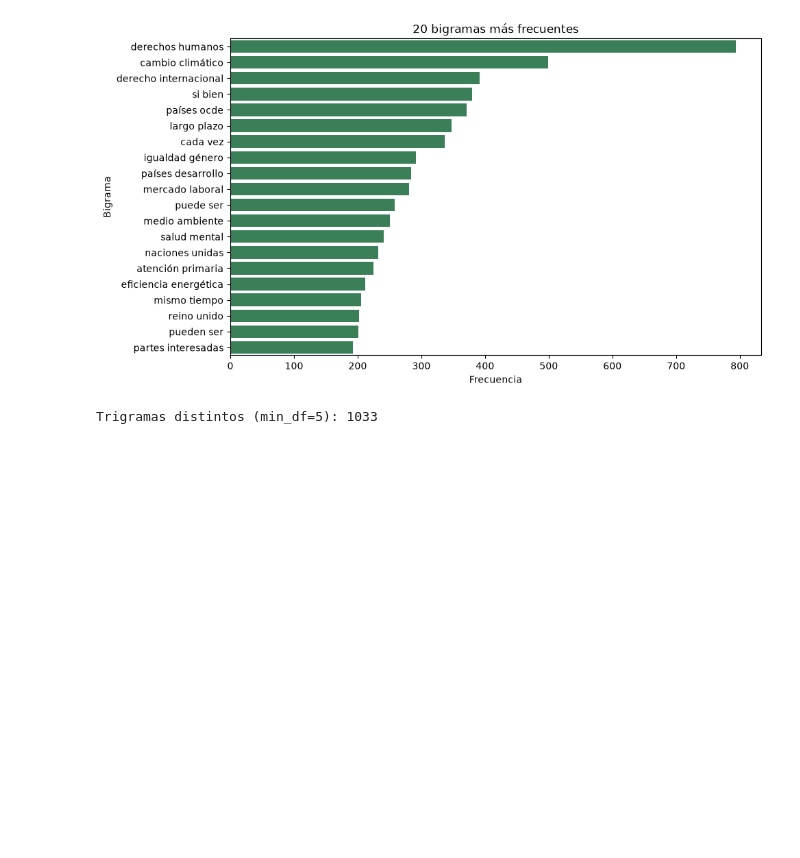
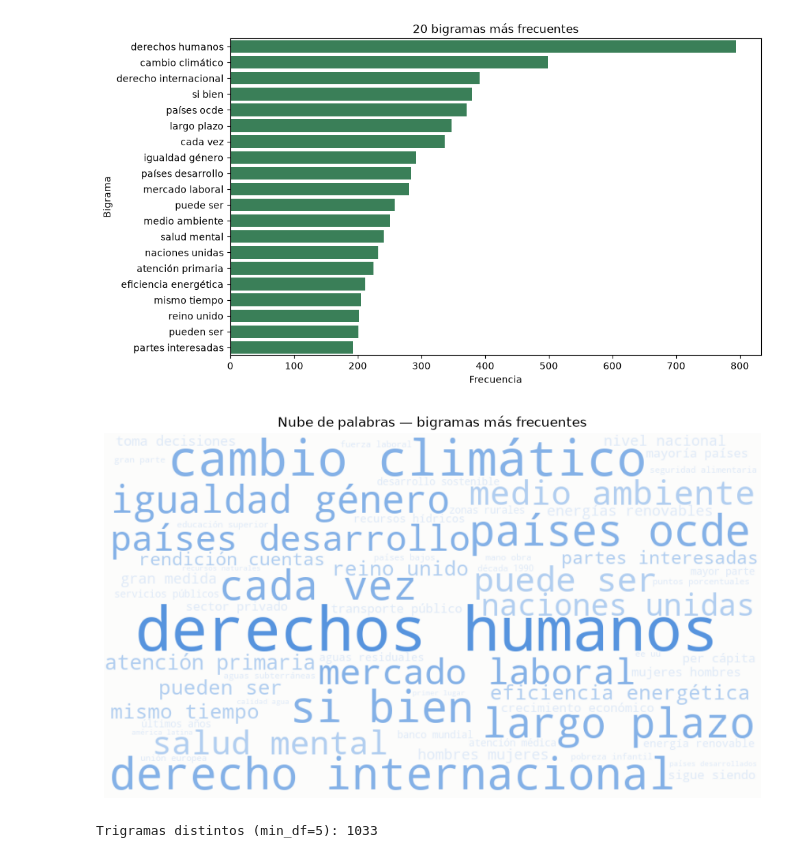
Before and after one commit to CarlosOrtiz-21/Topicos_ODS, a Jupyter notebook: Notebook/microproyecto_2.ipynb, the cells around one changed output. Cells and saved outputs as stored; diff of their text form; code cells hidden in the pictures; blank space fills up the shorter version.

```diff
--- a/Notebook/microproyecto_2.ipynb
+++ b/Notebook/microproyecto_2.ipynb
@@ -269,6 +269,51 @@ plt.show()
 # %% [output]
 Bigramas distintos (min_df=5): 8539
 [figure]
+# %%
+# Nube de palabras de los bigramas mas frecuentes.
+# Paleta secuencial (un solo tono azul, claro->oscuro segun frecuencia).
+from wordcloud import WordCloud
+
+
+def generar_rampa(color_base_hex, n=5, tono_claro=0.85):
+    """Genera una rampa secuencial de un tono: del mas claro (mezcla con blanco) al color base."""
+    base = np.array([int(color_base_hex[i : i + 2], 16) for i in (1, 3, 5)])
+    blanco = np.array([255, 255, 255])
+    pasos = np.linspace(tono_claro, 0.0, n)
+    return [
+        "#" + "".join(f"{c:02x}" for c in (base + (blanco - base) * p).astype(int))
+        for p in pasos
+    ]
+
+
+def hacer_color_secuencial(rampa, max_font_size=120):
+    def color_func(word, font_size, position, orientation, random_state=None, **kwargs):
+        idx = min(int((font_size / max_font_size) * len(rampa)), len(rampa) - 1)
+        return rampa[idx]
+
+    return color_func
+
+
+RAMPA_AZUL = generar_rampa("#2a78d6")  # azul del sistema de diseno del proyecto
+
+frecuencias_bigramas = dict(top_ngramas(data["textos"], n=2, top=60)[0])
+
+nube_bigramas = WordCloud(
+    width=900,
+    height=500,
+    background_color="#fcfcfb",
+    color_func=hacer_color_secuencial(RAMPA_AZUL),
+    prefer_horizontal=1.0,
+    collocations=False,
+).generate_from_frequencies(frecuencias_bigramas)
+
+plt.figure(figsize=(12, 6))
+plt.imshow(nube_bigramas, interpolation="bilinear")
+plt.axis("off")
+plt.title("Nube de palabras — bigramas más frecuentes")
+plt.show()
+# %% [output]
+[figure, added]
 # %%
 top_trigramas, n_trigramas = top_ngramas(data["textos"], n=3)
 print("Trigramas distintos (min_df=5):", n_trigramas)
```
Also changed, not shown: parts of 4 cells of this notebook, 3 other files.
